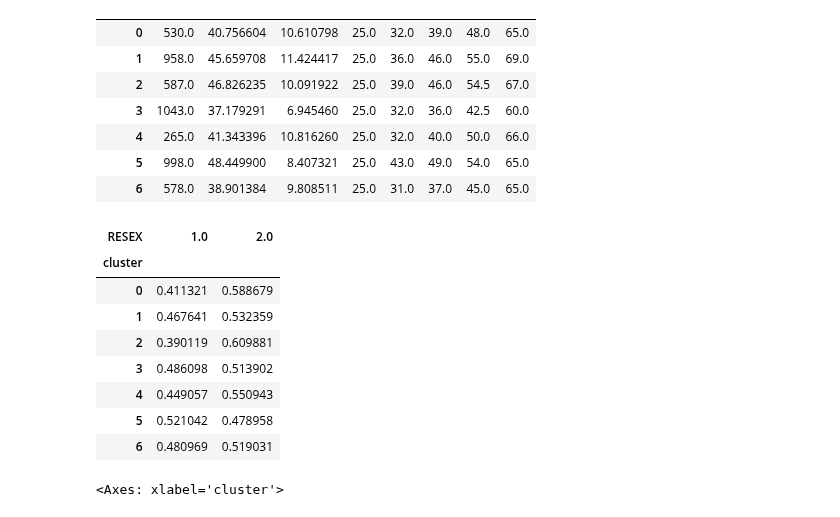
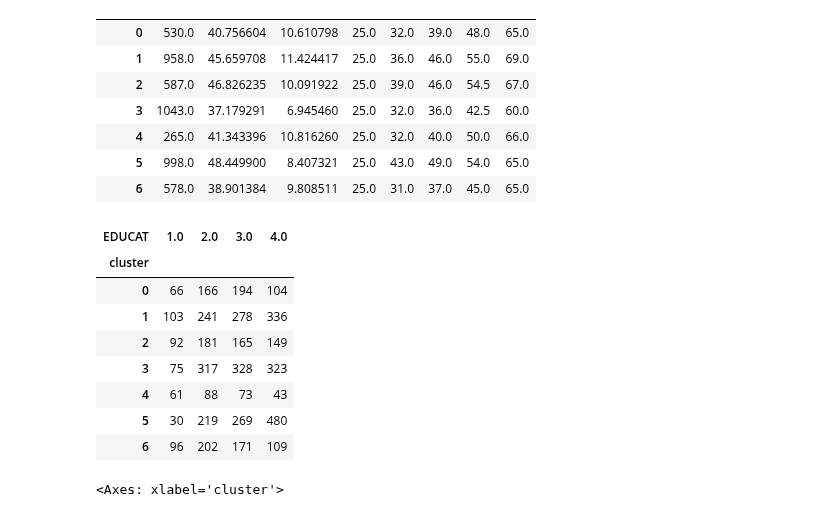
Before and after one commit to samroska/milestone-2-siads-696, a Jupyter notebook: Notebook1.ipynb, the cells around one changed output. Cells and saved outputs as stored; diff of their text form; code cells hidden in the pictures.

Commit message:
add: reviewing clustering

```diff
--- a/Notebook1.ipynb
+++ b/Notebook1.ipynb
@@ -165,17 +165,17 @@ X_clustered.groupby("cluster")[num_columns].describe()['AGE']
 | 5 | 998.0 | 48.449900 | 8.407321 | 25.0 | 43.0 | 49.0 | 54.0 | 65.0 |
 | 6 | 578.0 | 38.901384 | 9.808511 | 25.0 | 31.0 | 37.0 | 45.0 | 65.0 |
 # %%
-X_clustered.groupby("cluster")['RESEX'].value_counts(normalize=True).unstack().fillna(0)
+X_clustered.groupby("cluster")['EDUCAT'].value_counts().unstack()
 # %% [output]
-| RESEX | 1.0 | 2.0 |
-| cluster |  |  |
-| 0 | 0.411321 | 0.588679 |
-| 1 | 0.467641 | 0.532359 |
-| 2 | 0.390119 | 0.609881 |
-| 3 | 0.486098 | 0.513902 |
-| 4 | 0.449057 | 0.550943 |
-| 5 | 0.521042 | 0.478958 |
-| 6 | 0.480969 | 0.519031 |
+| EDUCAT | 1.0 | 2.0 | 3.0 | 4.0 |
+| cluster |  |  |  |  |
+| 0 | 66 | 166 | 194 | 104 |
+| 1 | 103 | 241 | 278 | 336 |
+| 2 | 92 | 181 | 165 | 149 |
+| 3 | 75 | 317 | 328 | 323 |
+| 4 | 61 | 88 | 73 | 43 |
+| 5 | 30 | 219 | 269 | 480 |
+| 6 | 96 | 202 | 171 | 109 |
 # %%
 X_2 = X_clustered.drop(columns=['cluster'])
 y_2 = X_clustered['cluster']
```
Also changed, not shown: parts of 1 cell of this notebook.
